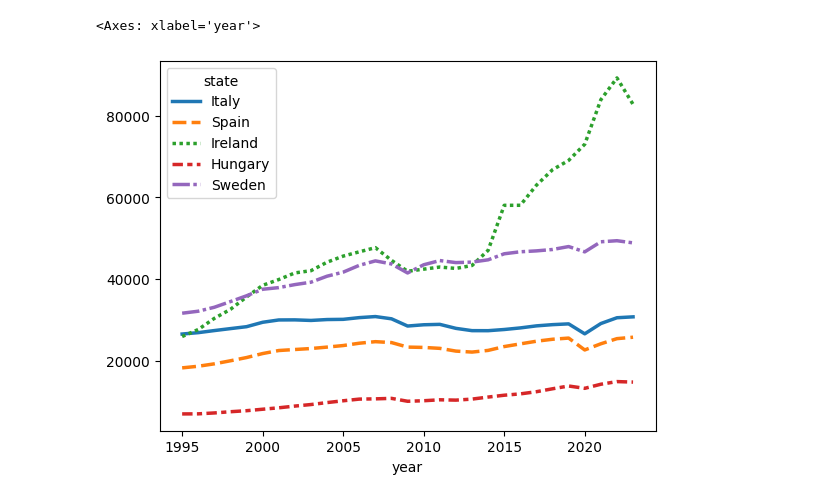
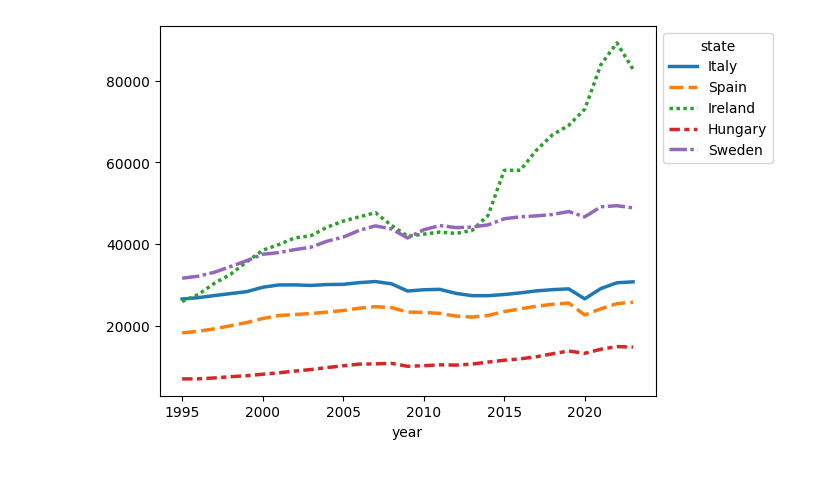
Before and after one commit to GioooTDM/Visualizzazione-Scientifica, a Jupyter notebook: graphs/linePL_GDP_FOCUS.ipynb, the cells around one changed output. Cells and saved outputs as stored; diff of their text form; code cells hidden in the pictures.

```diff
--- a/graphs/linePL_GDP_FOCUS.ipynb
+++ b/graphs/linePL_GDP_FOCUS.ipynb
@@ -1,13 +1,13 @@
 # %%
 import numpy as np
 import pandas as pd
 import seaborn as sns
 
 States = ['Italy', 'Spain', 'Ireland', 'Hungary', 'Sweden']
 gdp_file = '..\data\gdp_perCapita.csv'
 df = pd.read_csv(gdp_file, sep=',', usecols=['geo', 'TIME_PERIOD', 'OBS_VALUE']).rename(columns={"geo":"state", "TIME_PERIOD": "year", "OBS_VALUE":"GDP" })
 dfPivoted = df.pivot(index='year', columns='state', values='GDP')
-sns.lineplot(data = dfPivoted[States], palette="tab10", linewidth= 2.5)
+lnPlot = sns.lineplot(data = dfPivoted[States], palette="tab10", linewidth= 2.5)
+sns.move_legend(obj=lnPlot, loc='upper right', bbox_to_anchor=(1.25, 1))
 # %% [output]
-<Axes: xlabel='year'>
-[figure, old version]
+[figure, new version]
```
Also changed, not shown: 3 other files.
